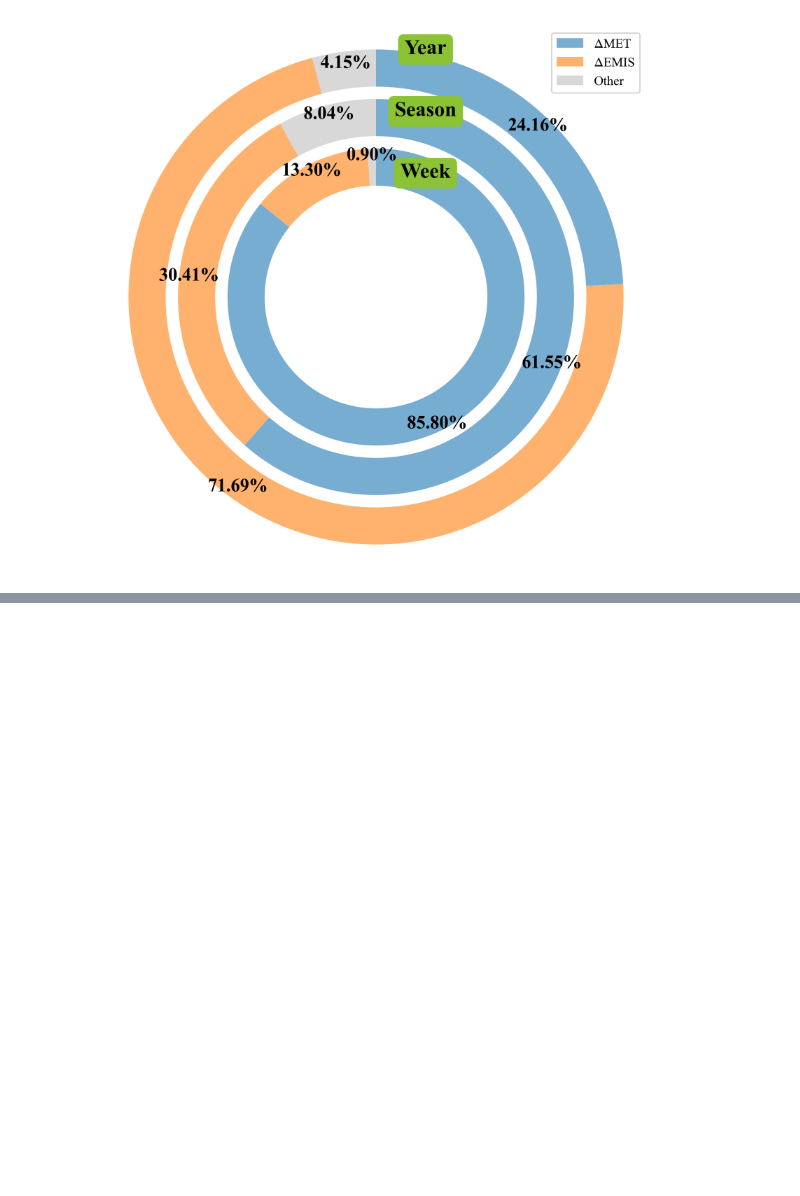
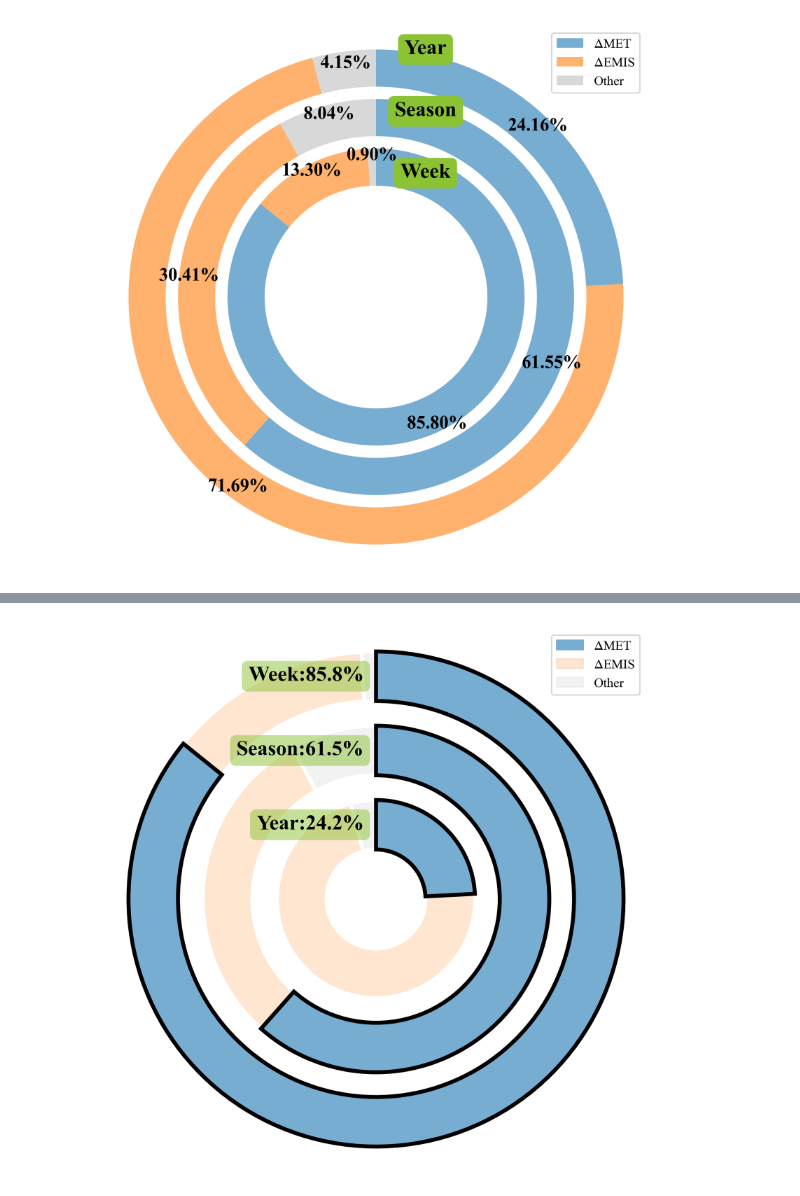
Before and after one commit to Iphisxu/MasterGRAD-Annually, a Jupyter notebook: scripts/Summary/concept.ipynb, the cells around one changed output, grey strips where cells are left out. Saved outputs shown, nothing was run; the diff lists cells and outputs as text; code cells hidden in the pictures; blank space fills up the shorter version.

```diff
--- a/scripts/Summary/concept.ipynb
+++ b/scripts/Summary/concept.ipynb
@@ -92,0 +155,43 @@ plt.show()
+# %%
+import matplotlib.patches as mpatches
+
+data = {
+    'Year': [24.16, 71.69, 100-24.16-71.69],
+    'Season': [61.55, 30.41, 100-61.55-30.41],
+    'Week': [85.8, 13.26, 100-85.8-13.26]
+}
+
+colors = ['#78add2', '#ffb26e50', '#d8d8d850']
+
+sizes = [0.4, 0.7, 1.0]
+
+fig, ax = plt.subplots(figsize=(6, 6), dpi=300)
+
+wedgeprops = {'width': 0.2, 'edgecolor': 'k', 'lw': 3}
+otherprops = dict(wedgeprops=wedgeprops, startangle=90, colors=colors,
+                  counterclock=False)
+
+for key, values in data.items():
+    radius = sizes.pop(0)
+    patches, _ = ax.pie(values, radius=radius, **otherprops)
+    patches[1].set_zorder(0)
+    patches[1].set_edgecolor('white')
+    patches[2].set_zorder(0)
+    patches[2].set_edgecolor('white')
+
+for i, (key, _) in enumerate(reversed(data.items())):
+    ax.text(-0.05, 0.9-0.3*i, f'{key}:{data[key][0]:.1f}%', ha='right', va='center', fontsize=16, fontweight='bold',
+            bbox=dict(facecolor='#8cc33480', edgecolor='none', boxstyle='round,pad=0.3'))
+
+legend_patches = [
+    mpatches.Patch(color=colors[0], label='$\Delta$MET'),
+    mpatches.Patch(color=colors[1], label='$\Delta$EMIS'),
+    mpatches.Patch(color=colors[2], label='Other')
+]
+plt.legend(handles=legend_patches, loc=1)
+
+ax.axis('equal')
+plt.tight_layout()
+plt.show()
+# %% [output]
+[figure, added]
```
Also changed, not shown: parts of 2 cells of this notebook.
